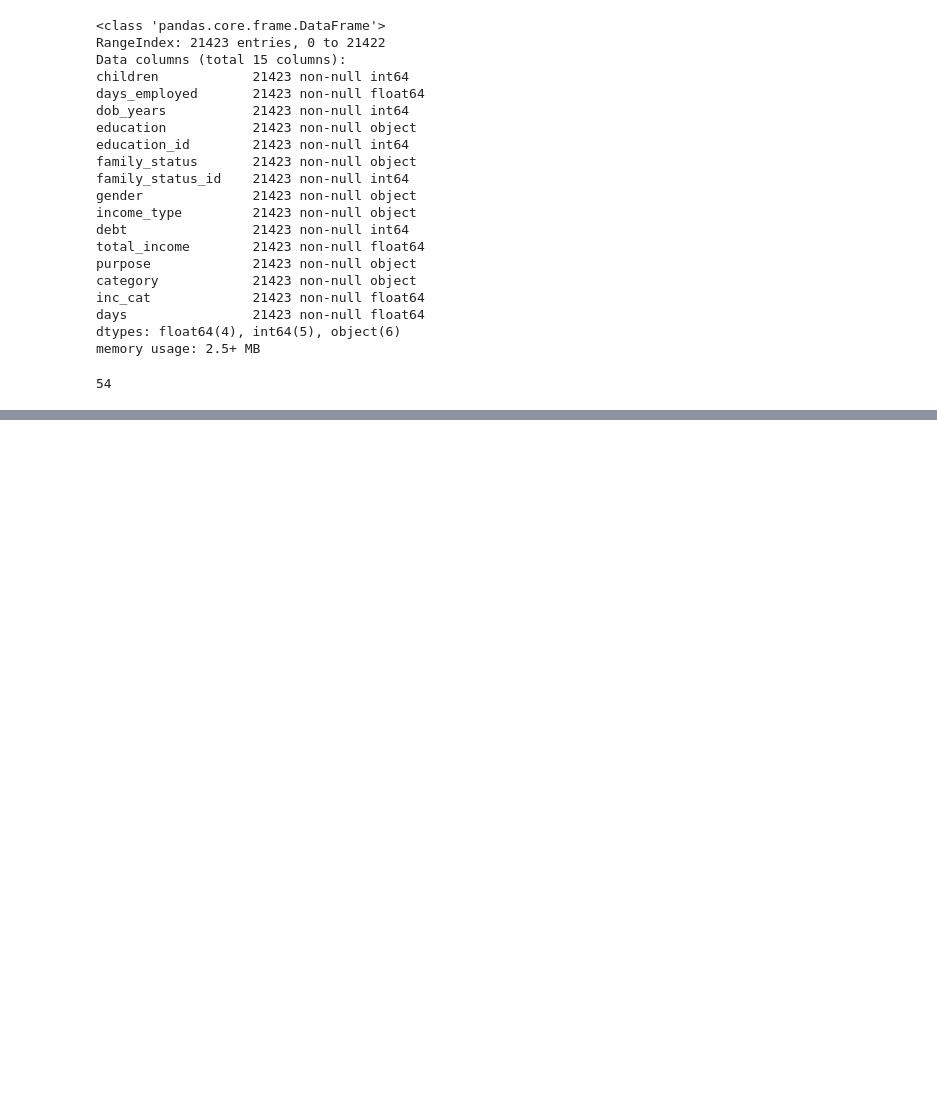
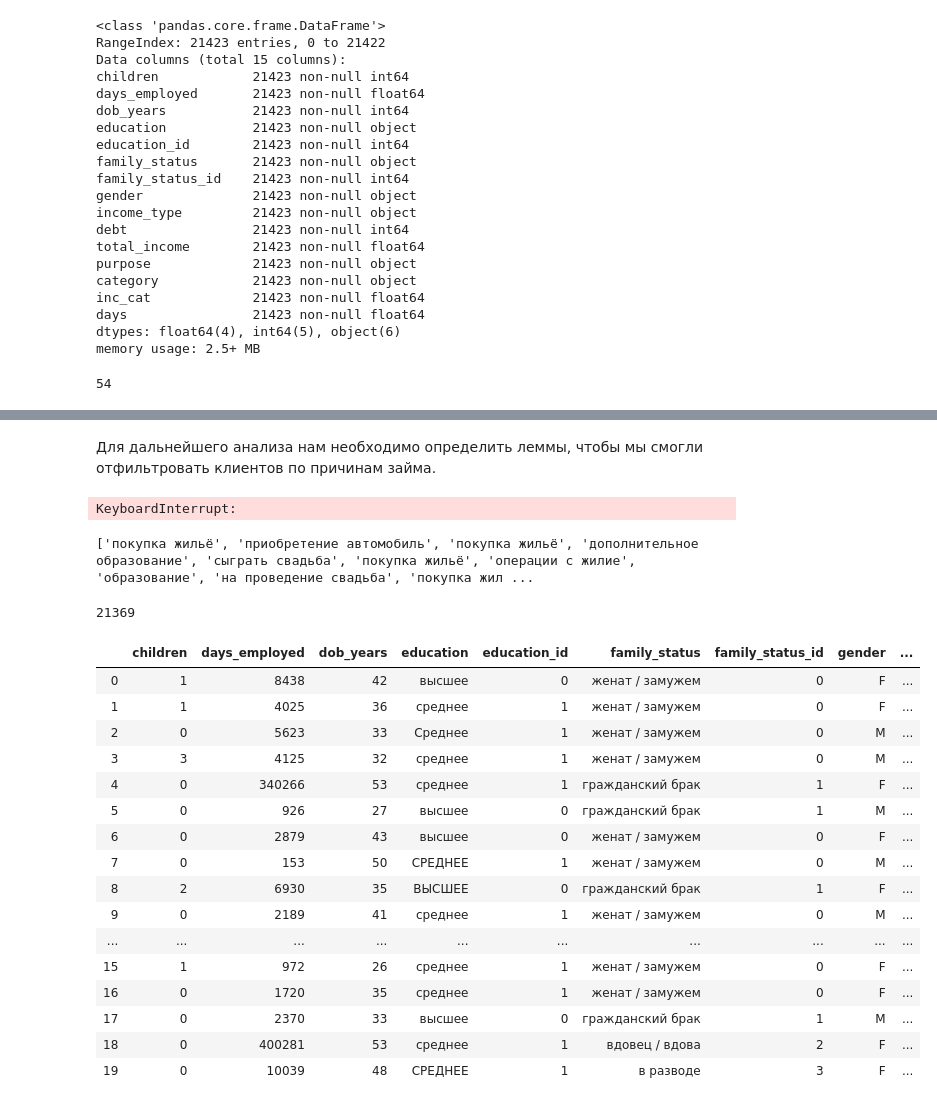
Before and after one commit to ViacheslavPogorelyy/YaP, a Jupyter notebook: part_number_one/project_1.ipynb, the cells around one changed output, grey strips where cells are left out. Saved outputs shown, nothing was run; the diff lists cells and outputs as text; code cells hidden in the pictures; blank space fills up the shorter version.

```diff
--- a/part_number_one/project_1.ipynb
+++ b/part_number_one/project_1.ipynb
@@ -435,0 +423,2 @@ print (df1)
+# %%
+df = df.drop(['inc_cat', 'days'], axis = 1)
@@ -435,0 +427,5 @@ print (df1)
+# %%
+df['days_employed'] = round(df['days_employed'], 0)
+df['days_employed'] = df['days_employed'].astype(int)
+df['total_income'] = round(df['total_income'], 0)
+df['total_income'] = df['total_income'].astype(int)
@@ -463,0 +465,2 @@ df['gender'].values.tolist()
+# %% [markdown]
+Для дальнейшего анализа нам необходимо определить леммы, чтобы мы смогли отфильтровать клиентов по причинам займа.
@@ -463,0 +473,10 @@ df['gender'].values.tolist()
+# %%
+key = df['purpose']
+lem = []
+for i in key:
+    result = ''.join(m.lemmatize(i)).strip()
+    lem.append(result)
+
+#df1 = pd.DataFrame(data=lem, columns=['lemmas'])
+# %% [output]
+KeyboardInterrupt:
@@ -463,0 +486,44 @@ df['gender'].values.tolist()
+# %%
+import pymorphy2
+morph = pymorphy2.MorphAnalyzer()
+
+text = df['purpose']
+res = []
+
+def lemmatize(text):
+    words = text # разбиваем текст на слова
+    for word in words:
+        p = morph.parse(word)[0]
+        res.append(p.normal_form)
+
+    return res
+
+print(lemmatize(text))
+# %% [output]
+['покупка жильё', 'приобретение автомобиль', 'покупка жильё', 'дополнительное образование', 'сыграть свадьба', 'покупка жильё', 'операции с жилие', 'образование', 'на проведение свадьба', 'покупка жил ...
+# %%
+df['lemma'] = pd.Series(res)
+# %%
+len(df['lemma'])
+# %% [output]
+21369
+# %%
+df.head(20)
+# %% [output]
+|  | children | days_employed | dob_years | education | education_id | family_status | family_status_id | gender | ... |
+| 0 | 1 | 8438 | 42 | высшее | 0 | женат / замужем | 0 | F | ... |
+| 1 | 1 | 4025 | 36 | среднее | 1 | женат / замужем | 0 | F | ... |
+| 2 | 0 | 5623 | 33 | Среднее | 1 | женат / замужем | 0 | M | ... |
+| 3 | 3 | 4125 | 32 | среднее | 1 | женат / замужем | 0 | M | ... |
+| 4 | 0 | 340266 | 53 | среднее | 1 | гражданский брак | 1 | F | ... |
+| 5 | 0 | 926 | 27 | высшее | 0 | гражданский брак | 1 | M | ... |
+| 6 | 0 | 2879 | 43 | высшее | 0 | женат / замужем | 0 | F | ... |
+| 7 | 0 | 153 | 50 | СРЕДНЕЕ | 1 | женат / замужем | 0 | M | ... |
+| 8 | 2 | 6930 | 35 | ВЫСШЕЕ | 0 | гражданский брак | 1 | F | ... |
+| 9 | 0 | 2189 | 41 | среднее | 1 | женат / замужем | 0 | M | ... |
+| ... | ... | ... | ... | ... | ... | ... | ... | ... | ... |
+| 15 | 1 | 972 | 26 | среднее | 1 | женат / замужем | 0 | F | ... |
+| 16 | 0 | 1720 | 35 | среднее | 1 | женат / замужем | 0 | F | ... |
+| 17 | 0 | 2370 | 33 | высшее | 0 | гражданский брак | 1 | M | ... |
+| 18 | 0 | 400281 | 53 | среднее | 1 | вдовец / вдова | 2 | F | ... |
+| 19 | 0 | 10039 | 48 | СРЕДНЕЕ | 1 | в разводе | 3 | F | ... |
```
Also changed, not shown: parts of 18 cells of this notebook.
